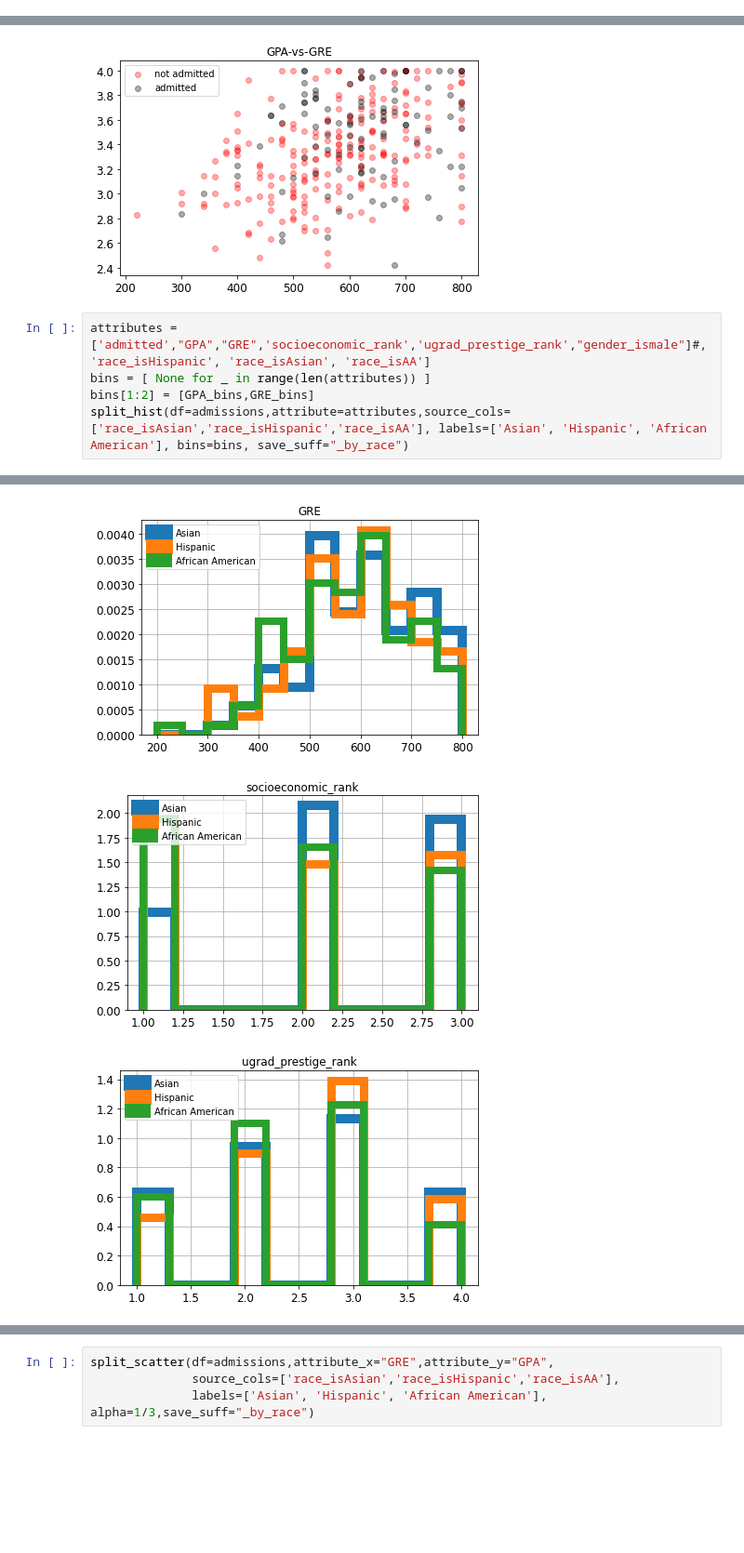
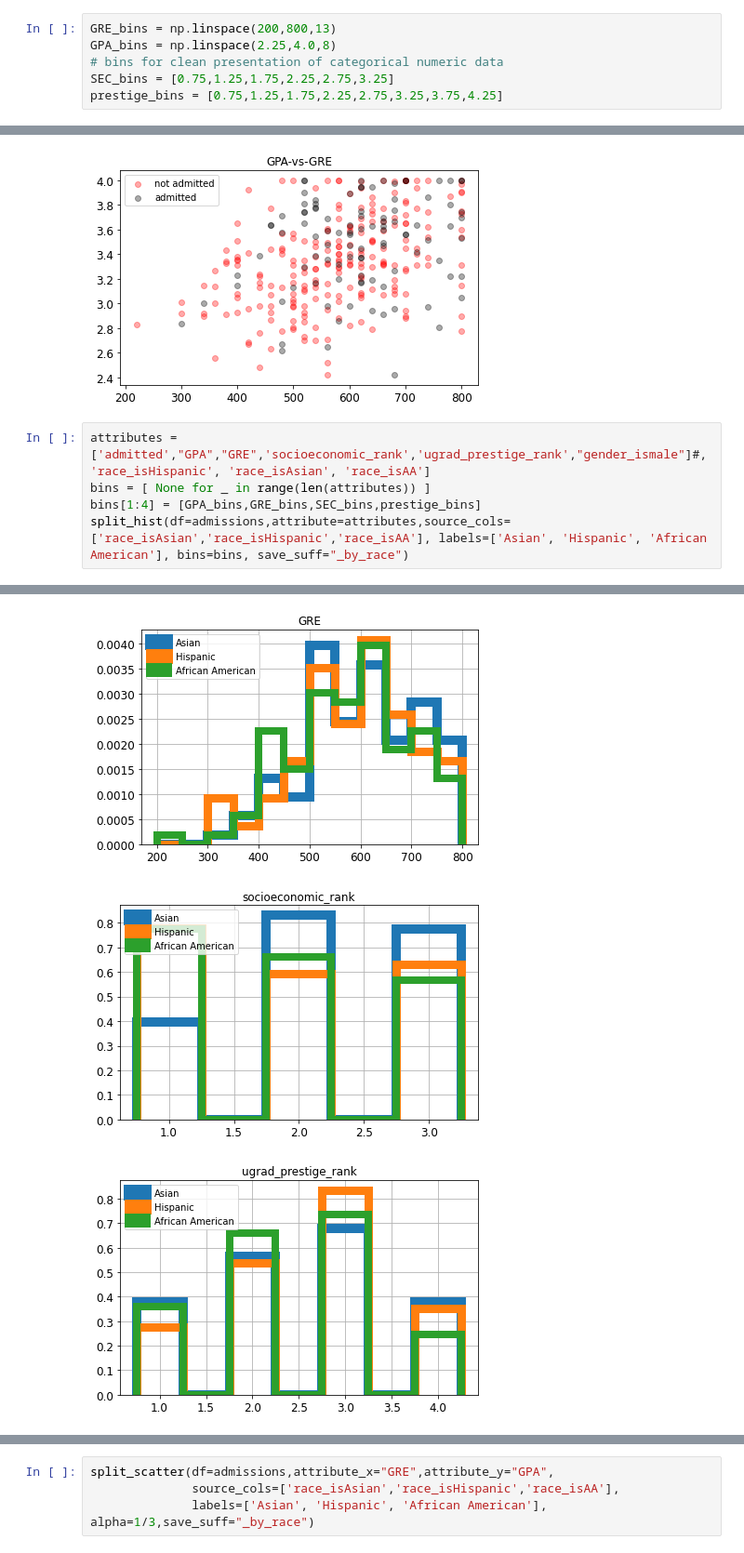
Before and after one commit to Reiff/Kaggle-Dataset-Work, a Jupyter notebook: USA_College_Admission/admissions_data_exp_and_model_training.ipynb, the cells around one changed output, grey strips where cells are left out. Shown at 93% size. Cells and saved outputs as stored; diff of their text form; blank space fills up the shorter version.

Commit message:
polish
minor adjustments to readme and figure binning

```diff
--- a/USA_College_Admission/admissions_data_exp_and_model_training.ipynb
+++ b/USA_College_Admission/admissions_data_exp_and_model_training.ipynb
@@ -333,3 +330,9 @@ GPA_bins = np.linspace(2.25,4.0,8)
+# %%
+GRE_bins = np.linspace(200,800,13)
+GPA_bins = np.linspace(2.25,4.0,8)
+# bins for clean presentation of categorical numeric data
+SEC_bins = [0.75,1.25,1.75,2.25,2.75,3.25]
+prestige_bins = [0.75,1.25,1.75,2.25,2.75,3.25,3.75,4.25]
 # %%
 attributes = ["GPA","GRE",'socioeconomic_rank','ugrad_prestige_rank',"gender_ismale", 'race_isHispanic', 'race_isAsian', 'race_isAA']#,'admitted']
 bins = [ None for _ in range(len(attributes)) ]
@@ -353,14 +356,14 @@ split_scatter(df=admissions,attribute_x="GRE",attribute_y="GPA",source_cols='adm
 # %%
 attributes = ['admitted',"GPA","GRE",'socioeconomic_rank','ugrad_prestige_rank',"gender_ismale"]#,'race_isHispanic', 'race_isAsian', 'race_isAA']
 bins = [ None for _ in range(len(attributes)) ]
-bins[1:2] = [GPA_bins,GRE_bins]
+bins[1:4] = [GPA_bins,GRE_bins,SEC_bins,prestige_bins]
 split_hist(df=admissions,attribute=attributes,source_cols=['race_isAsian','race_isHispanic','race_isAA'], labels=['Asian', 'Hispanic', 'African American'], bins=bins, save_suff="_by_race")
 # %% [output]
 [figure]
 [figure]
 [figure]
-[figure, old version]
+[figure, new version]
-[figure, old version]
+[figure, new version]
 [figure]
 # %%
 split_scatter(df=admissions,attribute_x="GRE",attribute_y="GPA",
```
Also changed, not shown: parts of 5 cells of this notebook, 17 other files.
